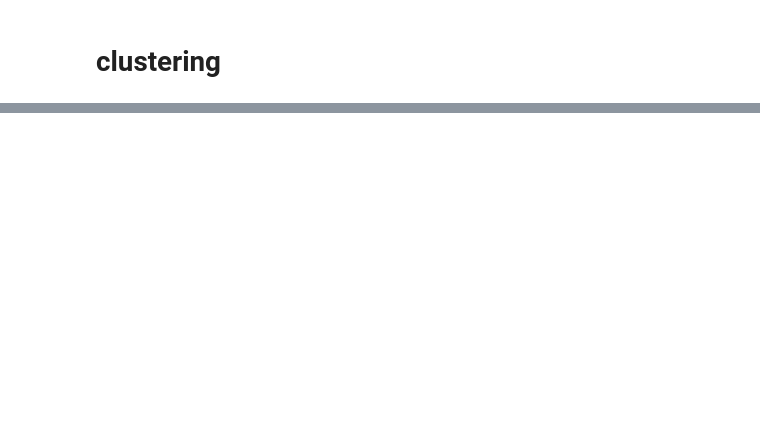
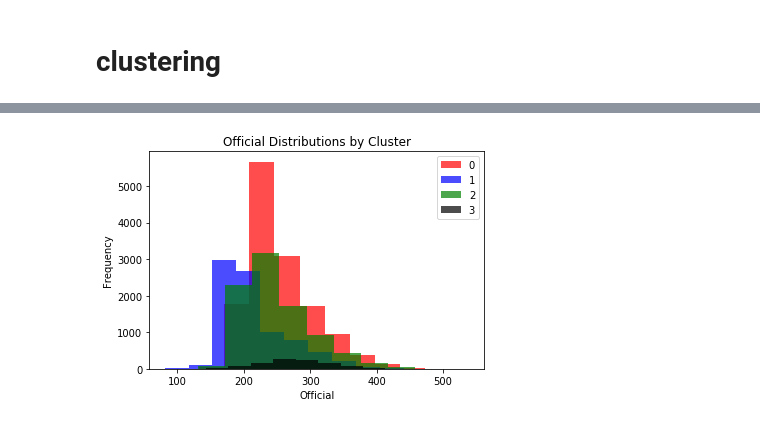
Before and after one commit to cobrobrown/thinkful_course, a Jupyter notebook: unit_4_unsupervised_learning_venturing_into_the_unknown/4.2.5_challenge_boston_marathon/4.2.5_challenge_boston_marathon.ipynb, the cells around one changed output, grey strips where cells are left out. Saved outputs shown, nothing was run; the diff lists cells and outputs as text; code cells hidden in the pictures; blank space fills up the shorter version.

```diff
--- a/unit_4_unsupervised_learning_venturing_into_the_unknown/4.2.5_challenge_boston_marathon/4.2.5_challenge_boston_marathon.ipynb
+++ b/unit_4_unsupervised_learning_venturing_into_the_unknown/4.2.5_challenge_boston_marathon/4.2.5_challenge_boston_marathon.ipynb
@@ -221,0 +195,11 @@ Runtime: 383.59
+# %%
+# look at official histograms by cluster
+fig,ax = plt.subplots()
+for key,group in grouped:
+    group['official'].plot(ax=ax, kind='hist', label=key, color=colors[key], alpha = 0.7)
+plt.legend()
+plt.xlabel('Official')
+plt.title('Official Distributions by Cluster')
+plt.show()
+# %% [output]
+[figure, added]
```
Also changed, not shown: parts of 14 cells of this notebook.
